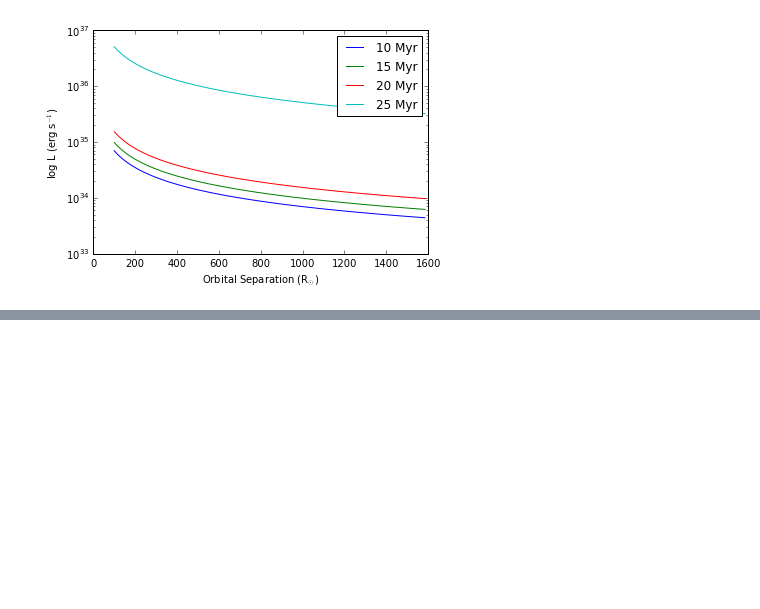
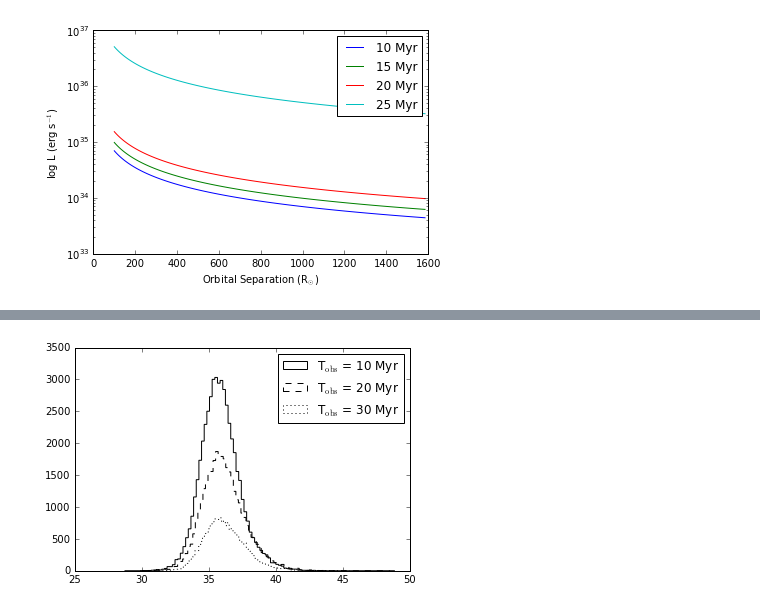
Before and after one commit to astroJeff/XRB, a Jupyter notebook: notebooks/XRB Probability.ipynb, the cells around one changed output, grey strips where cells are left out. Saved outputs shown, nothing was run; the diff lists cells and outputs as text; code cells hidden in the pictures; blank space fills up the shorter version.

Commit message:
Added evolution functions

```diff
--- a/notebooks/XRB Probability.ipynb
+++ b/notebooks/XRB Probability.ipynb
@@ -205,8 +198,8 @@ for f in f_list:
     datafile = os.path.abspath(f)
     sse_tmp_data = np.genfromtxt(datafile, usecols=(0,2,3), dtype="f8,float64,float64", skip_header=1, names=names)
 
-    func_sse_mass = np.append(func_sse_mass, interp1d(sse_tmp_data["time"], sse_tmp_data["mass"]))
-    func_sse_mdot = np.append(func_sse_mdot, interp1d(sse_tmp_data["time"], sse_tmp_data["mdot"]))
+    func_sse_mass = np.append(func_sse_mass, interp1d(sse_tmp_data["time"], sse_tmp_data["mass"], bounds_error=False, fill_value=0.0))
+    func_sse_mdot = np.append(func_sse_mdot, interp1d(sse_tmp_data["time"], sse_tmp_data["mdot"], bounds_error=False, fill_value=0.0))
     func_sse_tmax = np.append(func_sse_tmax, max(sse_tmp_data["time"]))
 # %%
 xmin = 0.0
@@ -269,11 +262,3 @@ plt.ylabel("Mass (Msun)")
 plt.show()
 # %% [output]
 [figure]
-# %%
-def func_get_sse_star(mass, time):
-
-    tmp = int(mass*100.0)-100
-
-    if ((tmp < 0) or (tmp>len(func_sse_mass))): return -1
-
-    return func_sse_mass[tmp](time), func_sse_mdot[tmp](time)
@@ -284,6 +289,8 @@ def func_Lx_forward(M_2_in, A_in, t_obs):
 
     # Interpolate SSE data to get M_2, Mdot_2
     M_2_out, M_dot_wind = func_get_sse_star(M_2_in, t_obs)
+
+#    print M_2_out, M_dot_wind
 
     # Get final orbital separation
     A_out = (M_NS + M_2_in) / (M_NS + M_2_out) * A_in
@@ -292,7 +299,8 @@ def func_Lx_forward(M_2_in, A_in, t_obs):
 
     L_bol = GGG * M_NS * M_dot_out / R_NS * km_to_cm * Msun_to_g * Rsun_to_cm / yr_to_sec
     L_x = L_bol
-    return L_x
+
+    return M_2_out, L_x
 # %%
 # Pick the index for a 10 Msun model
 mass = 10.0
@@ -339,0 +405,62 @@ plt.show()
+# %%
+# Now, let's run evolution functions
+
+# MT phase
+M_1_b, M_2_b, A_b = func_MT_forward(M_1_a, M_2_a, A_a)
+
+# SN
+A_tmp, v_tmp, e_tmp = func_SN_forward(M_1_b, M_2_b, A_b, v_k, theta, phi)
+v_sys = v_tmp[np.where(abs(e_tmp-0.5)<0.5)]
+A_c = A_tmp[np.where(abs(e_tmp-0.5)<0.5)]
+e_c = e_tmp[np.where(abs(e_tmp-0.5)<0.5)]
+M_2_c = M_2_b[np.where(abs(e_tmp-0.5)<0.5)]
+
+
+
+#plt.hist(M_1_a, histtype='step', color='k', bins=n_bins, normed=1)
+#plt.hist(M_1_b, histtype='step', color='k', bins=n_bins, normed=1, linestyle='--')
+
+#plt.hist(M_2_a, histtype='step', color='k', bins=n_bins, normed=1)
+#plt.hist(M_2_b, histtype='step', color='k', bins=n_bins, normed=1, linestyle='--')
+
+#plt.hist(np.log10(A_a), histtype='step', color='k', bins=n_bins, normed=1, label='Initial')
+#plt.hist(np.log10(A_b), histtype='step', color='k', bins=n_bins, normed=1, label='After MT', linestyle='--')
+#plt.hist(np.log10(A_c), histtype='step', color='k', bins=n_bins, normed=1, label='After SN', linestyle='dotted')
+#plt.legend(loc=2)
+
+#plt.hist(v_sys, range=(0.0, 1000.0), histtype='step', color='k', bins=n_bins, normed=1)
+
+#plt.hist(e_c, histtype='step', color='k', bins=n_bins, normed=1)
+
+
+# X-ray binary
+t_obs = 10.0  # Myr
+M_2_out, L_x = func_Lx_forward(M_2_c, A_c, t_obs)
+
+print "T_obs =",t_obs, "Myr, N =", len(L_x[np.where(L_x != 0)])
+
+plt.hist(np.log10(L_x[np.where(L_x != 0)]), histtype='step', color='k', bins=n_bins, label=r"T$_{\rm obs}$ = 10 Myr")
+
+
+t_obs = 20.0  # Myr
+M_2_out, L_x = func_Lx_forward(M_2_c, A_c, t_obs)
+
+print "T_obs =",t_obs, "Myr, N =", len(L_x[np.where(L_x != 0)])
+
+plt.hist(np.log10(L_x[np.where(L_x != 0)]), histtype='step', color='k', linestyle='--', bins=n_bins, label=r"T$_{\rm obs}$ = 20 Myr")
+
+
+
+t_obs = 30.0  # Myr
+M_2_out, L_x = func_Lx_forward(M_2_c, A_c, t_obs)
+
+print "T_obs =",t_obs, "Myr, N =", len(L_x[np.where(L_x != 0)])
+
+plt.hist(np.log10(L_x[np.where(L_x != 0)]), histtype='step', color='k', linestyle='dotted', bins=n_bins, label=r"T$_{\rm obs}$ = 30 Myr")
+
+
+plt.legend()
+
+
+plt.show()
+# %% [output]
@@ -339,0 +470 @@ plt.show()
+[figure, added]
```
Also changed, not shown: parts of 12 cells of this notebook.
